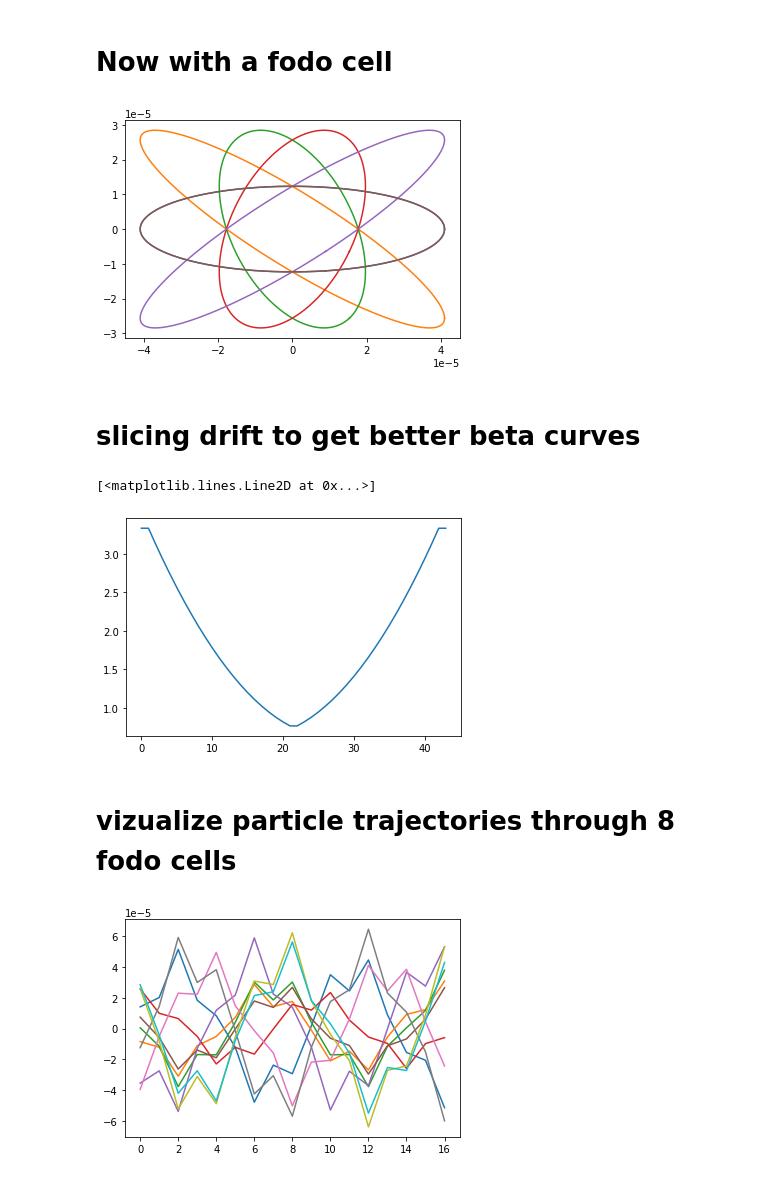
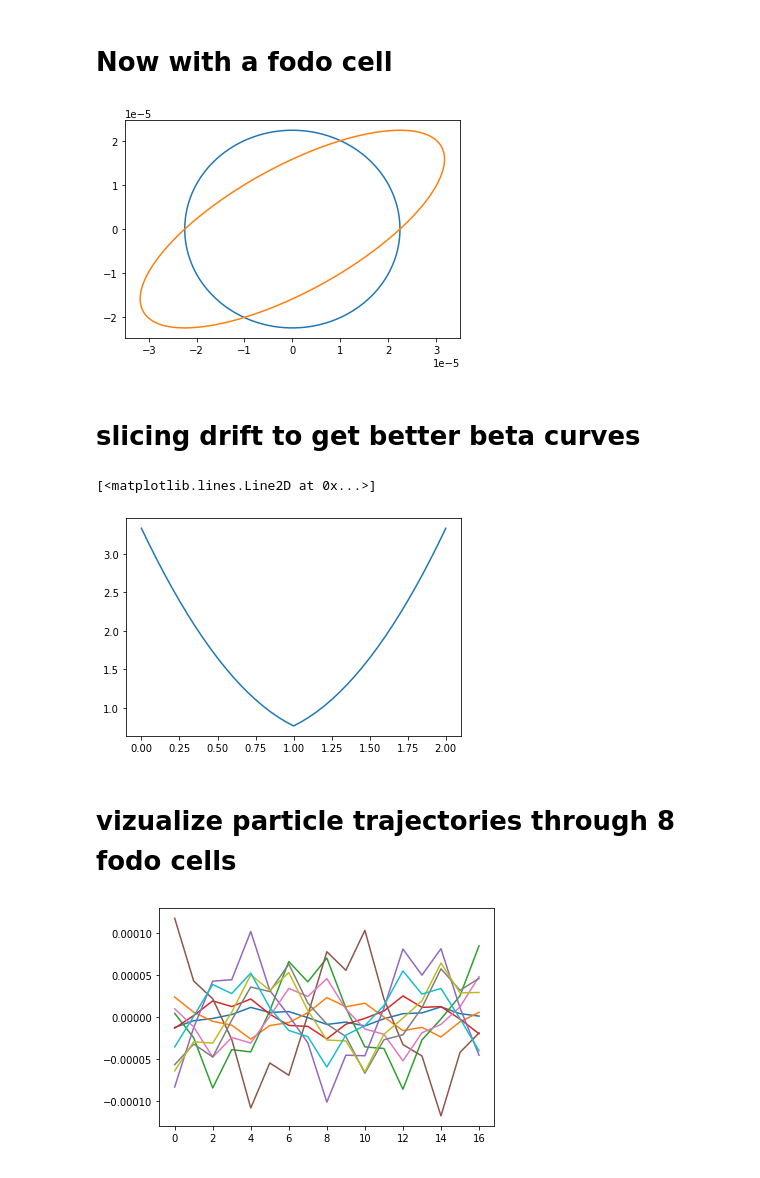
Before and after one commit to loiccoyle/pyaccelerator, a Jupyter notebook: noteboooks/lattice_transport.ipynb, the cells around one changed output. Cells and saved outputs as stored; diff of their text form; code cells hidden in the pictures.

```diff
--- a/noteboooks/lattice_transport.ipynb
+++ b/noteboooks/lattice_transport.ipynb
@@ -98,7 +102,7 @@ u, u_prime, dp, s = FODO.transport(phasespace=ellipse)
 # %%
-plt.plot(u, u_prime);
+plt.plot(ellipses.u, ellipses.u_prime);
 # %% [output]
-[figure, old version]
+[figure, new version]
 # %% [markdown]
 # slicing drift to get better beta curves
 # %%
@@ -106,13 +110,13 @@ beta, alpha, gamma, s = FODO.slice(Drift, 20).transport(twiss=FODO.m_h.twiss_sol
 # %%
-plt.plot(beta)
+plt.plot(twiss.s, twiss.beta)
 # %% [output]
 [<matplotlib.lines.Line2D at 0x...>]
-[figure, old version]
+[figure, new version]
 # %% [markdown]
 # vizualize particle trajectories through 8 fodo cells
 # %%
-x, x_prime, dp, s = (FODO*8).transport(phasespace=Beam(n_particles=10).match(FODO.m_h.twiss_solution))
+particles = (FODO*8).transport(phasespace=Beam(n_particles=10).match(FODO.m_h.twiss_solution))
 # %%
-plt.plot(s, x.T);
+plt.plot(particles.s, particles.u.T);
 # %% [output]
-[figure, old version]
+[figure, new version]
```
Also changed, not shown: parts of 19 cells of this notebook, 13 other files.
